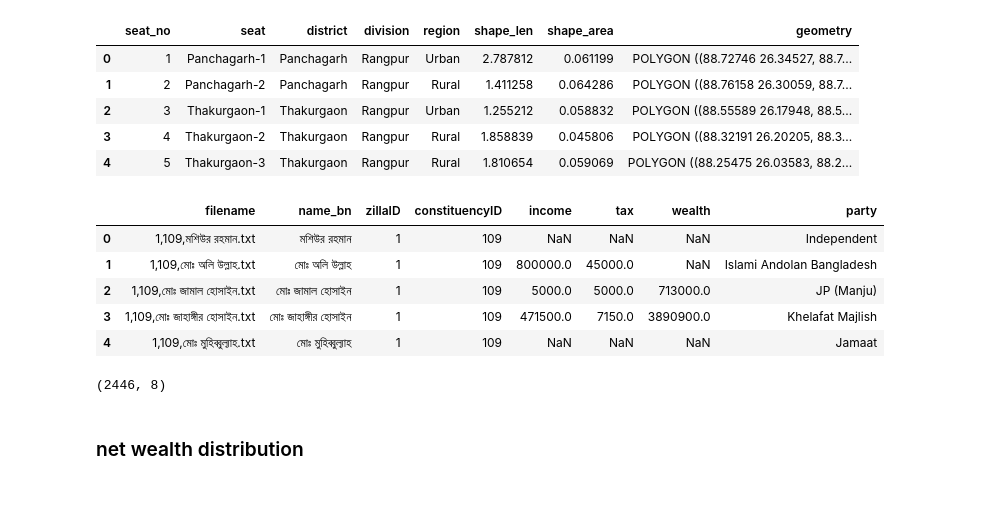
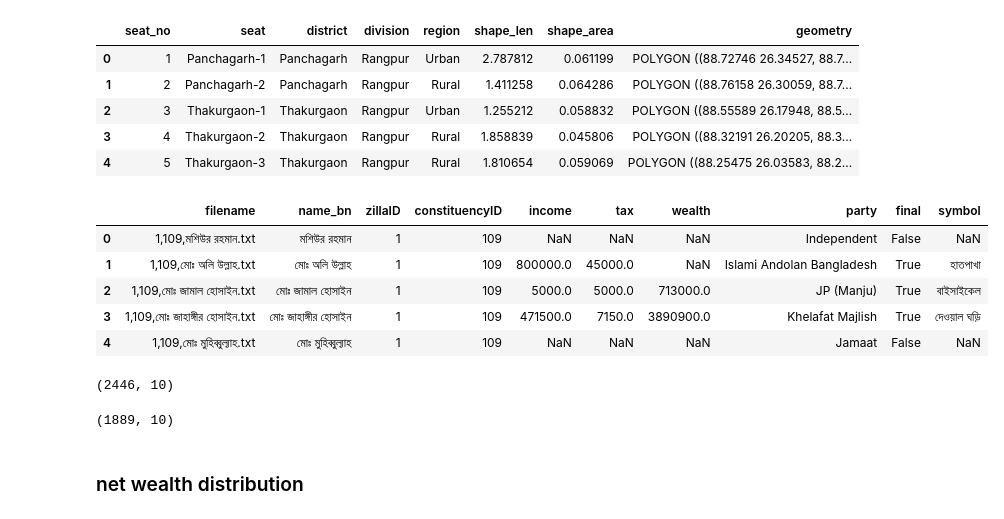
Before and after one commit to muhallilahnaf/bd-elections-eda, a Jupyter notebook: affidavit_map.ipynb, the cells around one changed output. Cells and saved outputs as stored; diff of their text form; code cells hidden in the pictures.

```diff
--- a/affidavit_map.ipynb
+++ b/affidavit_map.ipynb
@@ -25,19 +25,24 @@ bdmap.head()
 | 4 | 5 | Thakurgaon-3 | Thakurgaon | Rangpur | Rural | 1.810654 | 0.059069 | POLYGON ((88.25475 26.03583, 88.2... |
 # %%
 dfa = pd.read_csv('data/affidavit.csv')
-dfa = dfa[['filename', 'name_bn', 'zillaID', 'constituencyID', 'income', 'tax', 'wealth', 'party']]
+dfa = dfa[['filename', 'name_bn', 'zillaID', 'constituencyID', 'income', 'tax', 'wealth', 'party', 'final', 'symbol']]
 dfa.head()
 # %% [output]
-|  | filename | name_bn | zillaID | constituencyID | income | tax | wealth | party |
-| 0 | 1,109,মশিউর রহমান.txt | মশিউর রহমান | 1 | 109 | NaN | NaN | NaN | Independent |
-| 1 | 1,109,মোঃ অলি উল্লাহ.txt | মোঃ অলি উল্লাহ | 1 | 109 | 800000.0 | 45000.0 | NaN | Islami Andolan Bangladesh |
-| 2 | 1,109,মোঃ জামাল হোসাইন.txt | মোঃ জামাল হোসাইন | 1 | 109 | 5000.0 | 5000.0 | 713000.0 | JP (Manju) |
-| 3 | 1,109,মোঃ জাহাঙ্গীর হোসাইন.txt | মোঃ জাহাঙ্গীর হোসাইন | 1 | 109 | 471500.0 | 7150.0 | 3890900.0 | Khelafat Majlish |
-| 4 | 1,109,মোঃ মুহিব্বুল্যাহ.txt | মোঃ মুহিব্বুল্যাহ | 1 | 109 | NaN | NaN | NaN | Jamaat |
+|  | filename | name_bn | zillaID | constituencyID | income | tax | wealth | party | final | symbol |
+| 0 | 1,109,মশিউর রহমান.txt | মশিউর রহমান | 1 | 109 | NaN | NaN | NaN | Independent | False | NaN |
+| 1 | 1,109,মোঃ অলি উল্লাহ.txt | মোঃ অলি উল্লাহ | 1 | 109 | 800000.0 | 45000.0 | NaN | Islami Andolan Bangladesh | True | হাতপাখা |
+| 2 | 1,109,মোঃ জামাল হোসাইন.txt | মোঃ জামাল হোসাইন | 1 | 109 | 5000.0 | 5000.0 | 713000.0 | JP (Manju) | True | বাইসাইকেল |
+| 3 | 1,109,মোঃ জাহাঙ্গীর হোসাইন.txt | মোঃ জাহাঙ্গীর হোসাইন | 1 | 109 | 471500.0 | 7150.0 | 3890900.0 | Khelafat Majlish | True | দেওয়াল ঘড়ি |
+| 4 | 1,109,মোঃ মুহিব্বুল্যাহ.txt | মোঃ মুহিব্বুল্যাহ | 1 | 109 | NaN | NaN | NaN | Jamaat | False | NaN |
 # %%
 dfa.shape
 # %% [output]
-(2446, 8)
+(2446, 10)
+# %%
+dfa = dfa[dfa.final]
+dfa.shape
+# %% [output]
+(1889, 10)
 # %% [markdown]
 ### net wealth distribution
 # %%
```
Also changed, not shown: parts of 11 cells of this notebook, 26 other files.
